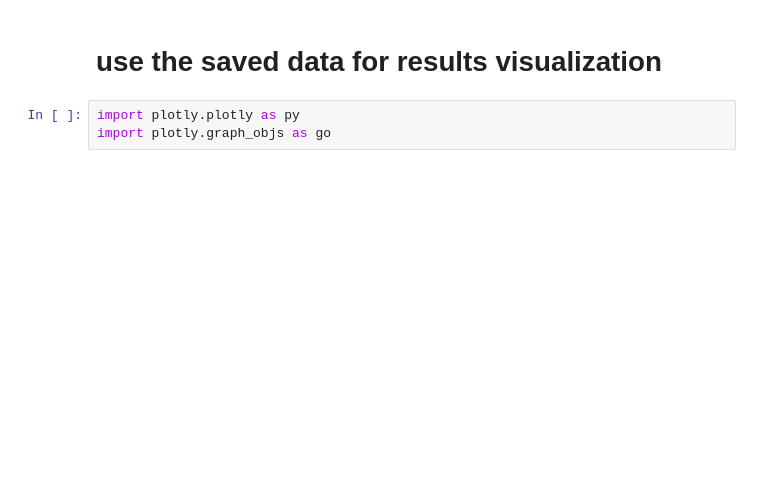
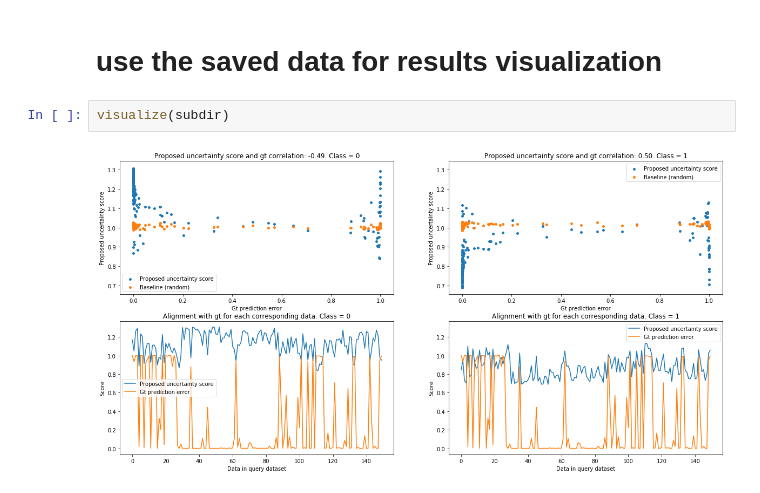
Before and after one commit to weinajin/pytorch_classification_template, a Jupyter notebook: experiment.ipynb, the cells around one changed output. Cells and saved outputs as stored; diff of their text form; blank space fills up the shorter version.

```diff
--- a/experiment.ipynb
+++ b/experiment.ipynb
@@ -56,5 +55,6 @@ OSError: [Errno 36] File name too long: 'saved/testrun_mean_select_cosine_l1_mea
 # %% [markdown]
 # use the saved data for results visualization
-# %%
-import plotly.plotly as py
-import plotly.graph_objs as go
+# %%
+visualize(subdir)
+# %% [output]
+[figure, added]
```
Also changed, not shown: parts of 3 cells of this notebook, 2 other files.
